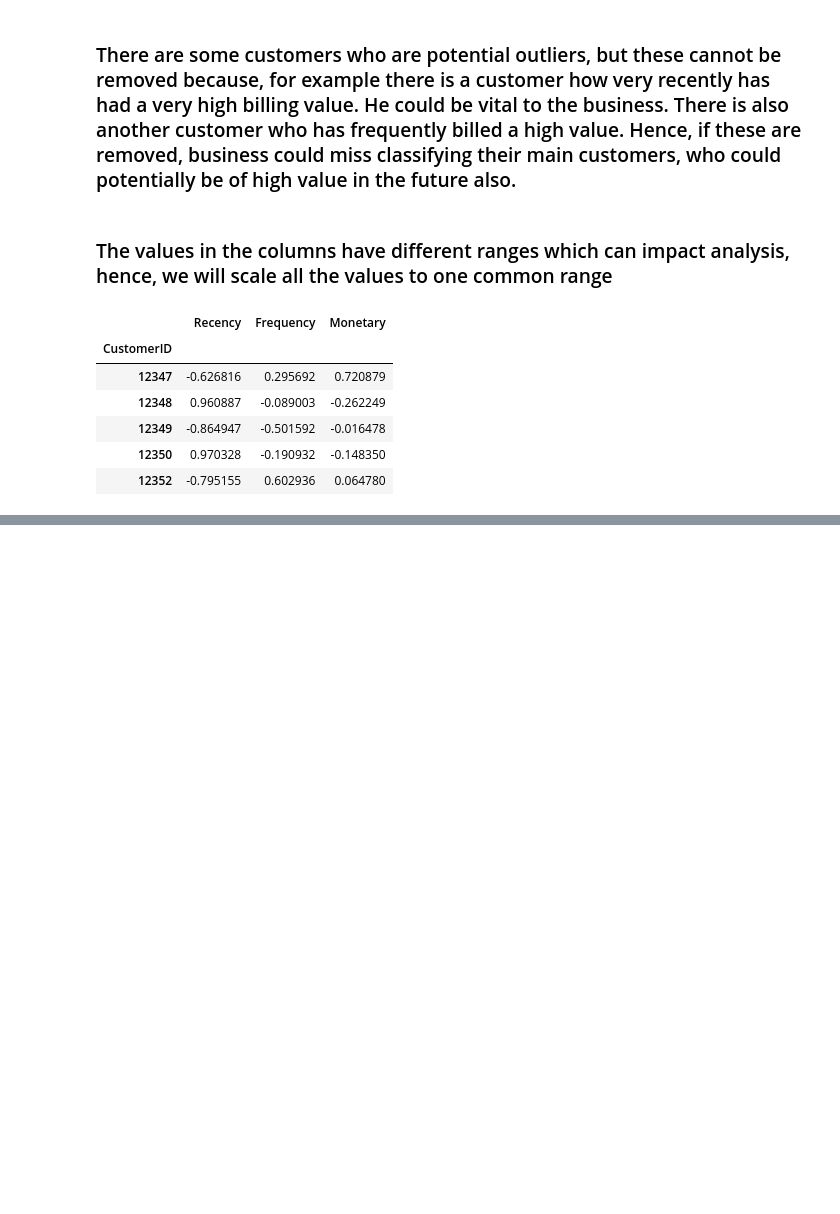
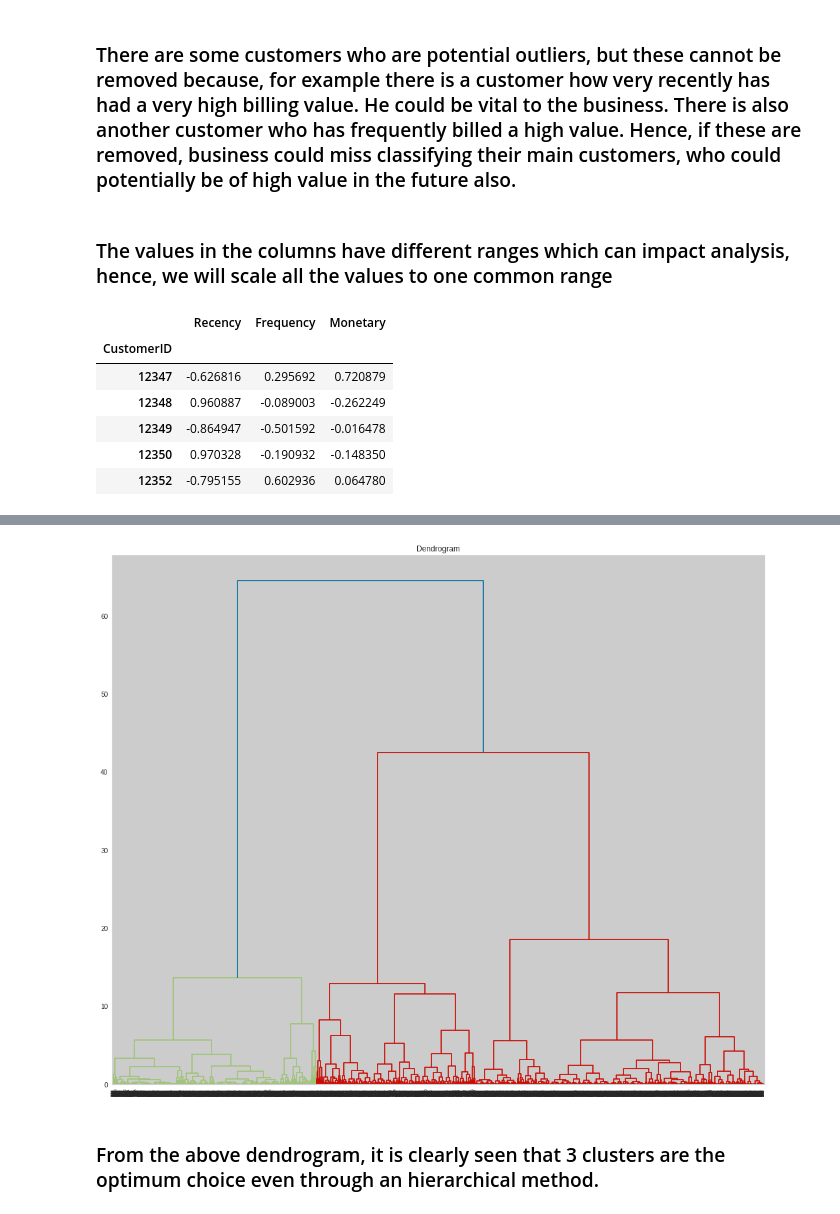
Before and after one commit to amolprabhu/Customer-Segmentation, a Jupyter notebook: Capstone_Project_Customer_Segmentation.ipynb, the cells around one changed output, grey strips where cells are left out. Drawn from its saved outputs; the diff is of its cells as text; code cells hidden in the pictures; blank space fills up the shorter version.

```diff
--- a/Capstone_Project_Customer_Segmentation.ipynb
+++ b/Capstone_Project_Customer_Segmentation.ipynb
@@ -565,0 +721,9 @@ rfm_scaled.head()
+# %%
+# Creating a dendrogram to visualize the clusters
+plt.figure(figsize = (18,15))
+plt.title('Dendrogram')
+dend = shc.dendrogram(shc.linkage(scaled_data, method='ward'))
+# %% [output]
+[figure, added]
+# %% [markdown]
+### From the above dendrogram, it is clearly seen that 3 clusters are the optimum choice even through an hierarchical method.
```
Also changed, not shown: parts of 27 cells of this notebook.
